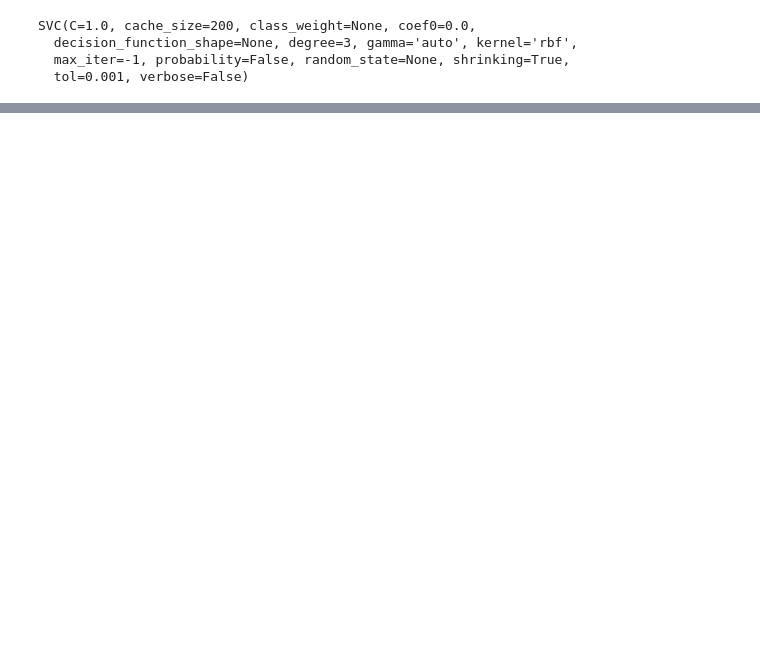
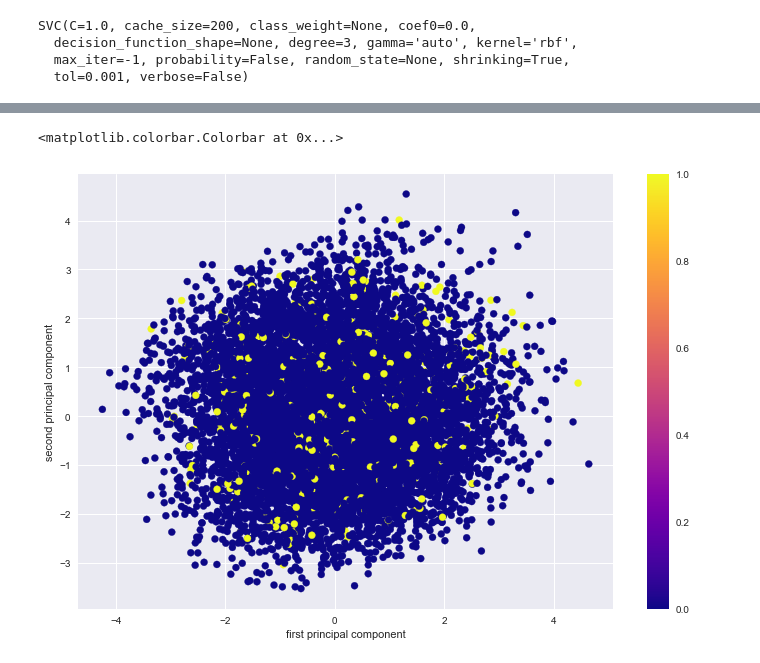
Before and after one commit to hasemar/machine_learning, a Jupyter notebook: recommenderSystems/classifier_models.ipynb, the cells around one changed output, grey strips where cells are left out. Cells and saved outputs as stored; diff of their text form; code cells hidden in the pictures; blank space fills up the shorter version.

```diff
--- a/recommenderSystems/classifier_models.ipynb
+++ b/recommenderSystems/classifier_models.ipynb
@@ -155,0 +311,2 @@ print(confusion_matrix(y_test,grid_predictions))
+# %%
+pca2 = PCA(n_components=2)
@@ -155,0 +323,9 @@ print(confusion_matrix(y_test,grid_predictions))
+# %%
+plt.figure(figsize=(12,8))
+plt.scatter(x= x_pca2[:,0], y = x_pca2[:,1], c = user_data['sensitivity'], cmap = 'plasma')
+plt.xlabel('first principal component')
+plt.ylabel('second principal component')
+plt.colorbar()
+# %% [output]
+<matplotlib.colorbar.Colorbar at 0x...>
+[figure, added]
```
Also changed, not shown: parts of 49 cells of this notebook, 1 other file.
